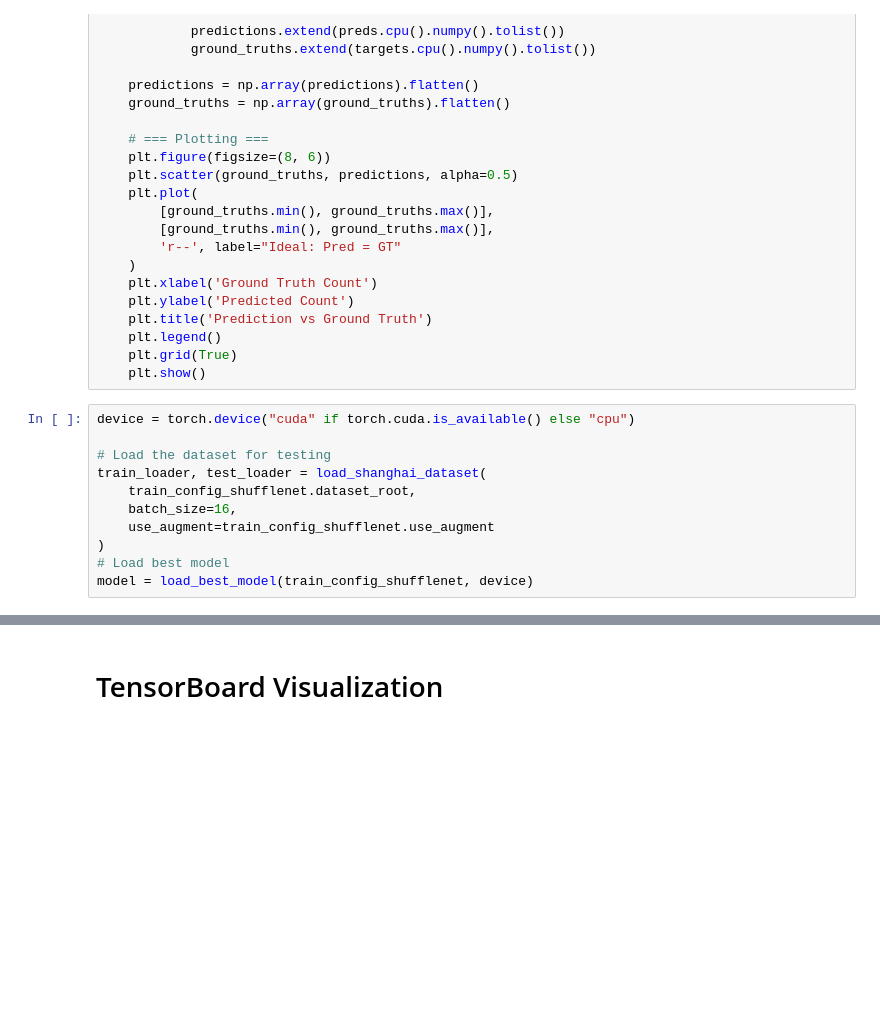
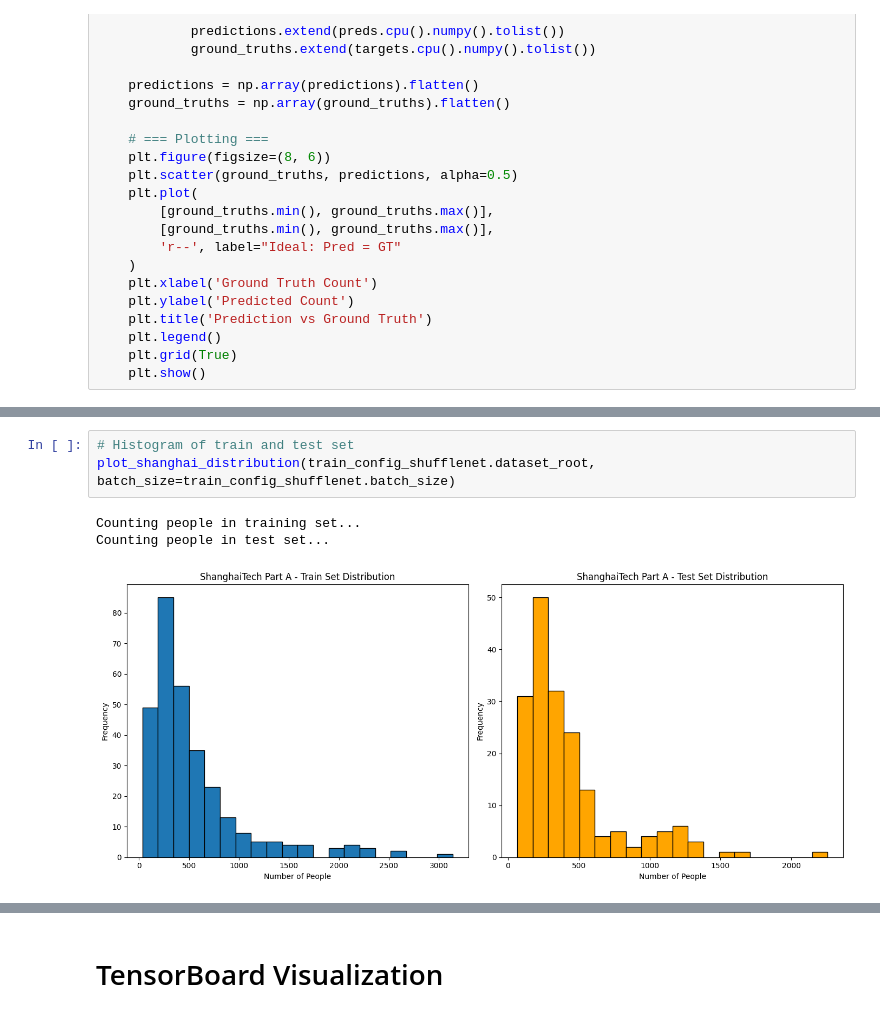
Before and after one commit to anhkhoa706/python-for-dl-homework, a Jupyter notebook: week10/week10_crowd_counting.ipynb, the cells around one changed output, grey strips where cells are left out. Cells and saved outputs as stored; diff of their text form; blank space fills up the shorter version.

```diff
--- a/week10/week10_crowd_counting.ipynb
+++ b/week10/week10_crowd_counting.ipynb
@@ -849,14 +877,3 @@ def plot_prediction_vs_ground_truth(model, test_loader, device):
     plt.legend()
     plt.grid(True)
     plt.show()
-# %%
-device = torch.device("cuda" if torch.cuda.is_available() else "cpu")
-
-# Load the dataset for testing
-train_loader, test_loader = load_shanghai_dataset(
-    train_config_shufflenet.dataset_root,
-    batch_size=16,
-    use_augment=train_config_shufflenet.use_augment
-)
-# Load best model
-model = load_best_model(train_config_shufflenet, device)
@@ -863,2 +938,9 @@ model = load_best_model(train_config_shufflenet, device)
+# %%
+# Histogram of train and test set
+plot_shanghai_distribution(train_config_shufflenet.dataset_root, batch_size=train_config_shufflenet.batch_size)
+# %% [output]
+Counting people in training set...
+Counting people in test set...
+[figure, added]
 # %%
 # Get predictions
```
Also changed, not shown: parts of 16 cells of this notebook, 1 other file.
